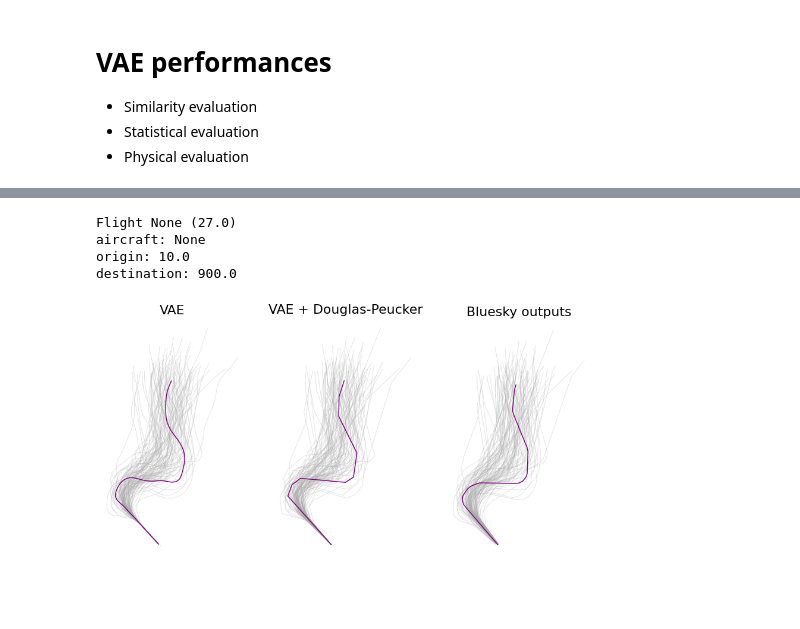
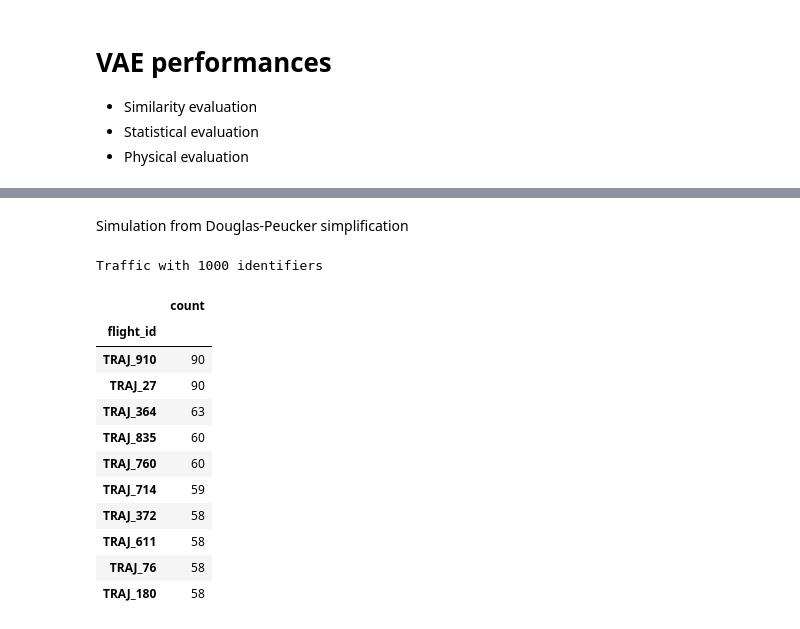
Before and after one commit to alafage/deep-traffic-generation, a Jupyter notebook: notebooks/vae_perf.ipynb, the cells around one changed output, grey strips where cells are left out. Saved outputs shown, nothing was run; the diff lists cells and outputs as text; code cells hidden in the pictures; blank space fills up the shorter version.

```diff
--- a/notebooks/vae_perf.ipynb
+++ b/notebooks/vae_perf.ipynb
@@ -70,7 +48,0 @@ Traffic with 100 identifiers
-# %%
-t_sim[27]
-# %% [output]
-Flight None (27.0)
-aircraft: None
-origin: 10.0
-destination: 900.0
@@ -82,18 +49,30 @@ t_gen_dp = t_gen_dp.query("flight_id != 27")
-# %%
-a = 0.3
-highlight = 3
-
-with plt.style.context("traffic"):
-    fig, ax = plt.subplots(1, 4, subplot_kw=dict(projection=EuroPP()), figsize=(20,20))
-    ax[0].set_title("VAE")
-    t_gen.query(f"flight_id != {highlight}").plot(ax[0], alpha=a)
-    t_gen[highlight].plot(ax[0], c="purple")
-    ax[1].set_title("VAE + Douglas-Peucker")
-    t_gen_dp.query(f"flight_id != {highlight}").plot(ax[1], alpha=a)
-    t_gen_dp[highlight].plot(ax[1], c="purple")
-    ax[2].set_title("Bluesky outputs")
-    t_sim.query(f"flight_id != {highlight}").plot(ax[2], alpha=a)
-    t_sim[highlight].plot(ax[2], c="purple")
-    plt.show()
-# %% [output]
-[figure, removed]
+# %% [markdown]
+Simulation from Douglas-Peucker simplification
+# %%
+t_gen_dp = (
+    Traffic.from_file("./outputs/dp_vae_gen.csv")
+    .drop(columns=["Unnamed: 0"])
+)
+dp_t_sim = (
+    Traffic.from_file("./outputs/dp_vae_sim.csv")
+    .assign(
+            flight_id=lambda df: df.flight_id.astype(str),
+            callsign=lambda df: df.flight_id.astype(str),
+            icao24=lambda df: df.flight_id.astype(str),
+        )
+)
+dp_t_sim
+# %% [output]
+Traffic with 1000 identifiers
+|  | count |
+| flight_id |  |
+| TRAJ_910 | 90 |
+| TRAJ_27 | 90 |
+| TRAJ_364 | 63 |
+| TRAJ_835 | 60 |
+| TRAJ_760 | 60 |
+| TRAJ_714 | 59 |
+| TRAJ_372 | 58 |
+| TRAJ_611 | 58 |
+| TRAJ_76 | 58 |
+| TRAJ_180 | 58 |
```
Also changed, not shown: parts of 18 cells of this notebook, 59 other files.
